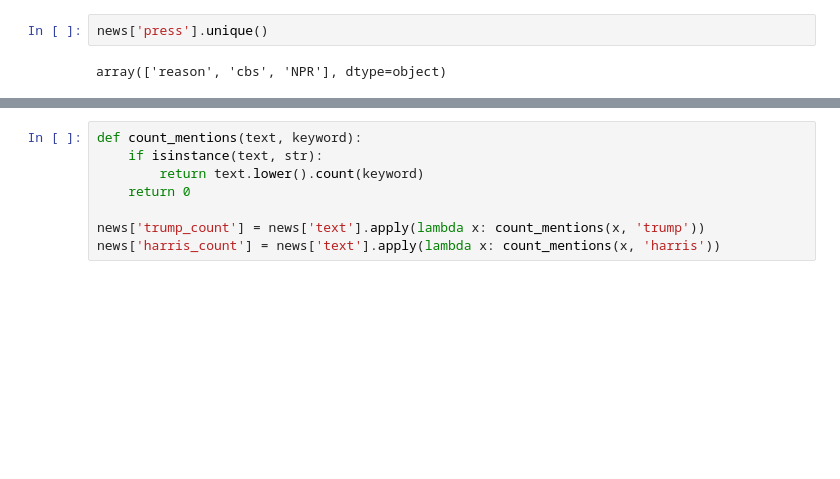
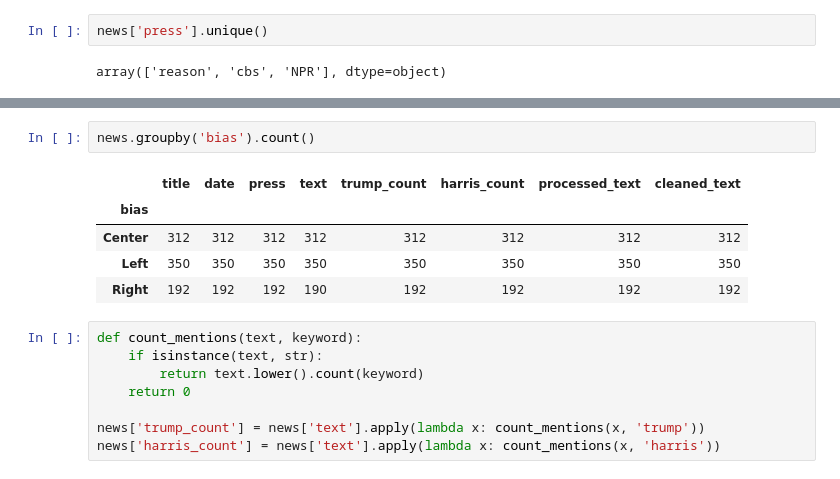
Before and after one commit to b00kkk/US_President_Election_2024, a Jupyter notebook: visualization&analysis/news_visualization&analysis.ipynb, the cells around one changed output, grey strips where cells are left out. Saved outputs shown, nothing was run; the diff lists cells and outputs as text; blank space fills up the shorter version.

```diff
--- a/visualization&analysis/news_visualization&analysis.ipynb
+++ b/visualization&analysis/news_visualization&analysis.ipynb
@@ -32,4 +32,12 @@ news['bias'].sample(5)
 dtype: object
+# %%
+news.groupby('bias').count()
+# %% [output]
+|  | title | date | press | text | trump_count | harris_count | processed_text | cleaned_text |
+| bias |  |  |  |  |  |  |  |  |
+| Center | 312 | 312 | 312 | 312 | 312 | 312 | 312 | 312 |
+| Left | 350 | 350 | 350 | 350 | 350 | 350 | 350 | 350 |
+| Right | 192 | 192 | 192 | 190 | 192 | 192 | 192 | 192 |
 # %%
 def count_mentions(text, keyword):
     if isinstance(text, str):
```
Also changed, not shown: parts of 5 cells of this notebook.
